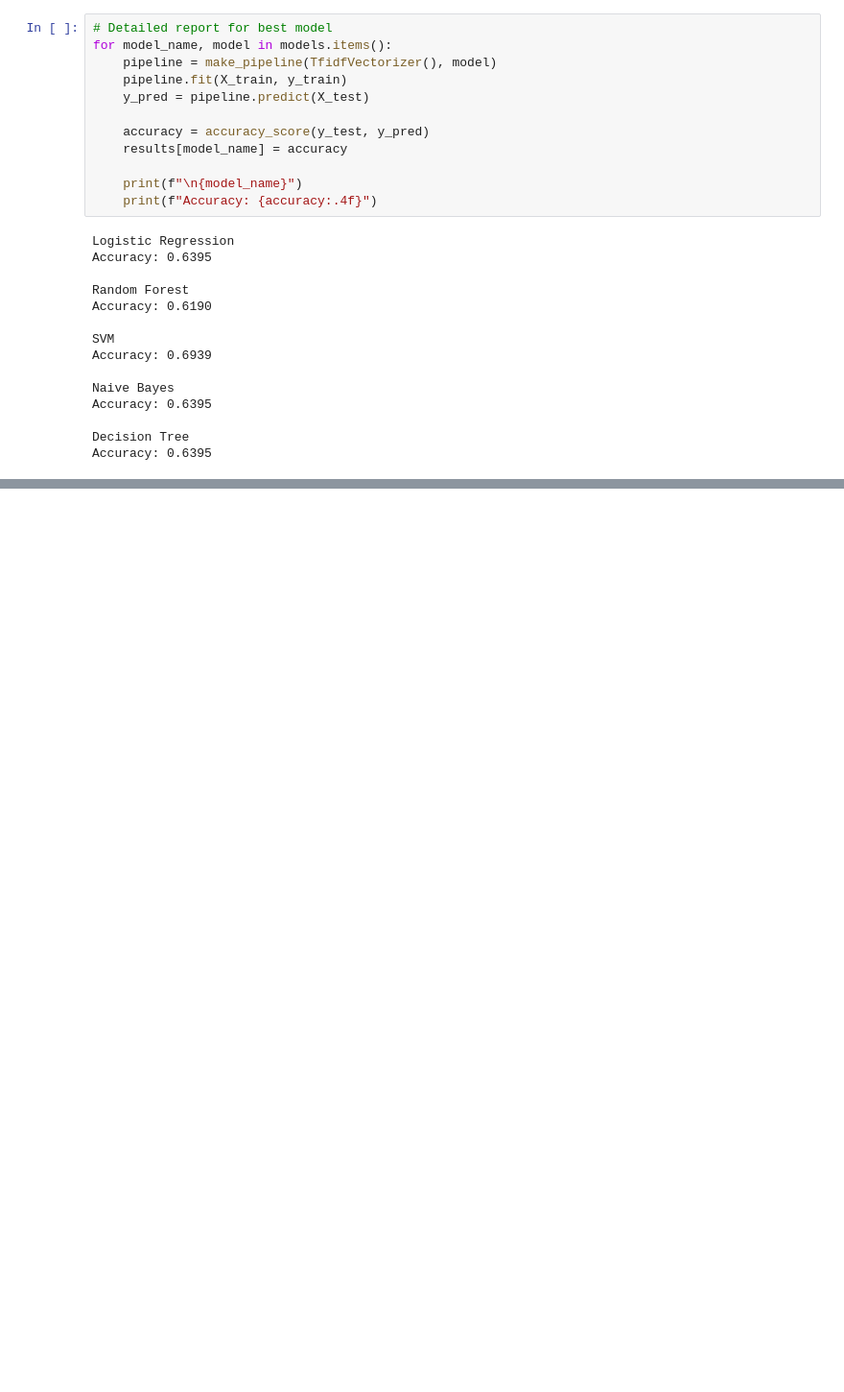
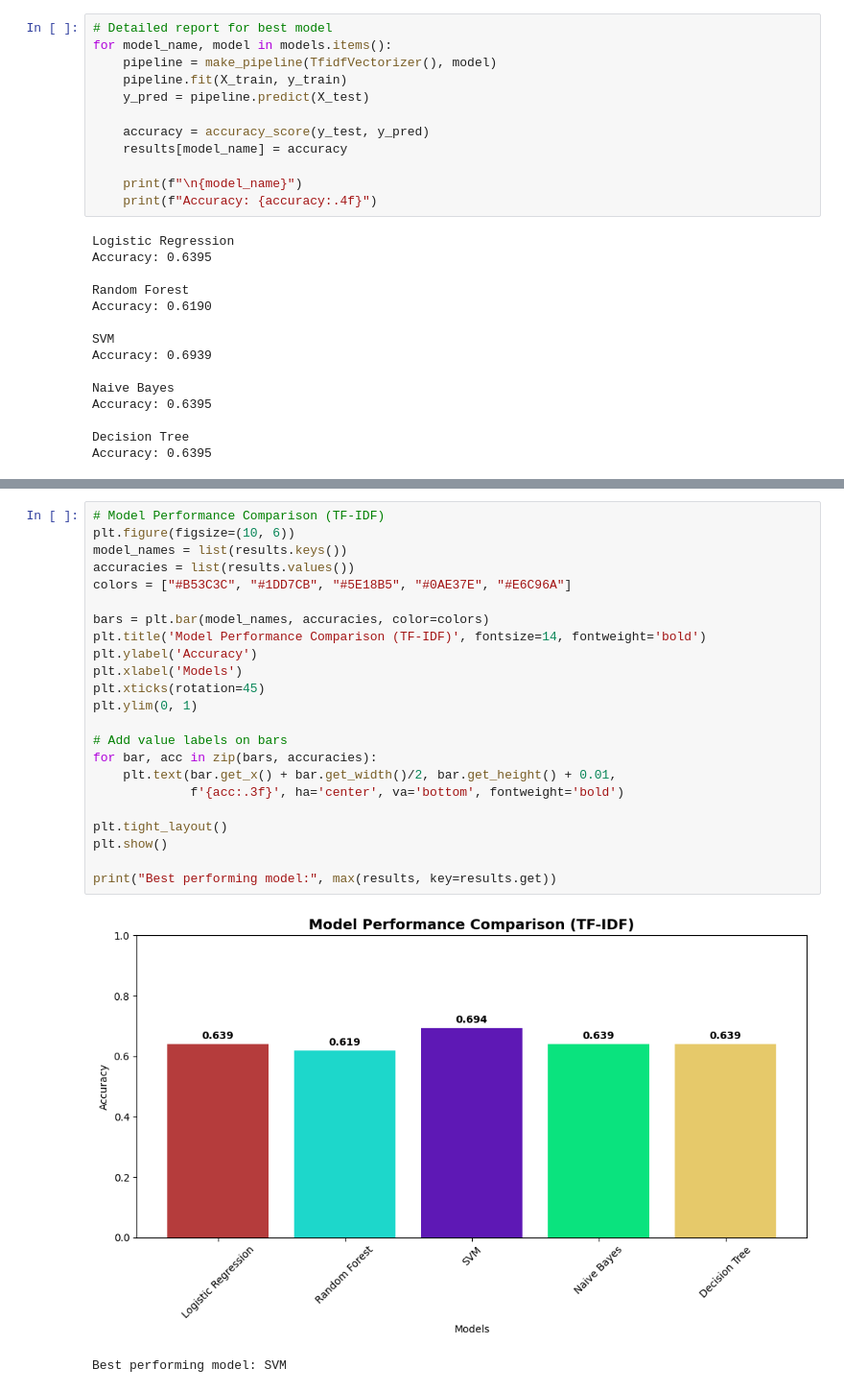
Before and after one commit to Shakiran-Nannyombi/CodvedaTechnologies_Internship, a Jupyter notebook: level3/sentiment.ipynb, the cells around one changed output, grey strips where cells are left out. Shown: that part at 96% size. Saved outputs shown, nothing was run; the diff lists cells and outputs as text; blank space fills up the shorter version.

```diff
--- a/level3/sentiment.ipynb
+++ b/level3/sentiment.ipynb
@@ -466,0 +362,26 @@ print("📊 Visualization Complete!")
+# %%
+# Model Performance Comparison (TF-IDF)
+plt.figure(figsize=(10, 6))
+model_names = list(results.keys())
+accuracies = list(results.values())
+colors = ["#B53C3C", "#1DD7CB", "#5E18B5", "#0AE37E", "#E6C96A"]
+
+bars = plt.bar(model_names, accuracies, color=colors)
+plt.title('Model Performance Comparison (TF-IDF)', fontsize=14, fontweight='bold')
+plt.ylabel('Accuracy')
+plt.xlabel('Models')
+plt.xticks(rotation=45)
+plt.ylim(0, 1)
+
+# Add value labels on bars
+for bar, acc in zip(bars, accuracies):
+    plt.text(bar.get_x() + bar.get_width()/2, bar.get_height() + 0.01,
+             f'{acc:.3f}', ha='center', va='bottom', fontweight='bold')
+
+plt.tight_layout()
+plt.show()
+
+print("Best performing model:", max(results, key=results.get))
+# %% [output]
+[figure, added]
+Best performing model: SVM
```
Also changed, not shown: parts of 8 cells of this notebook.
